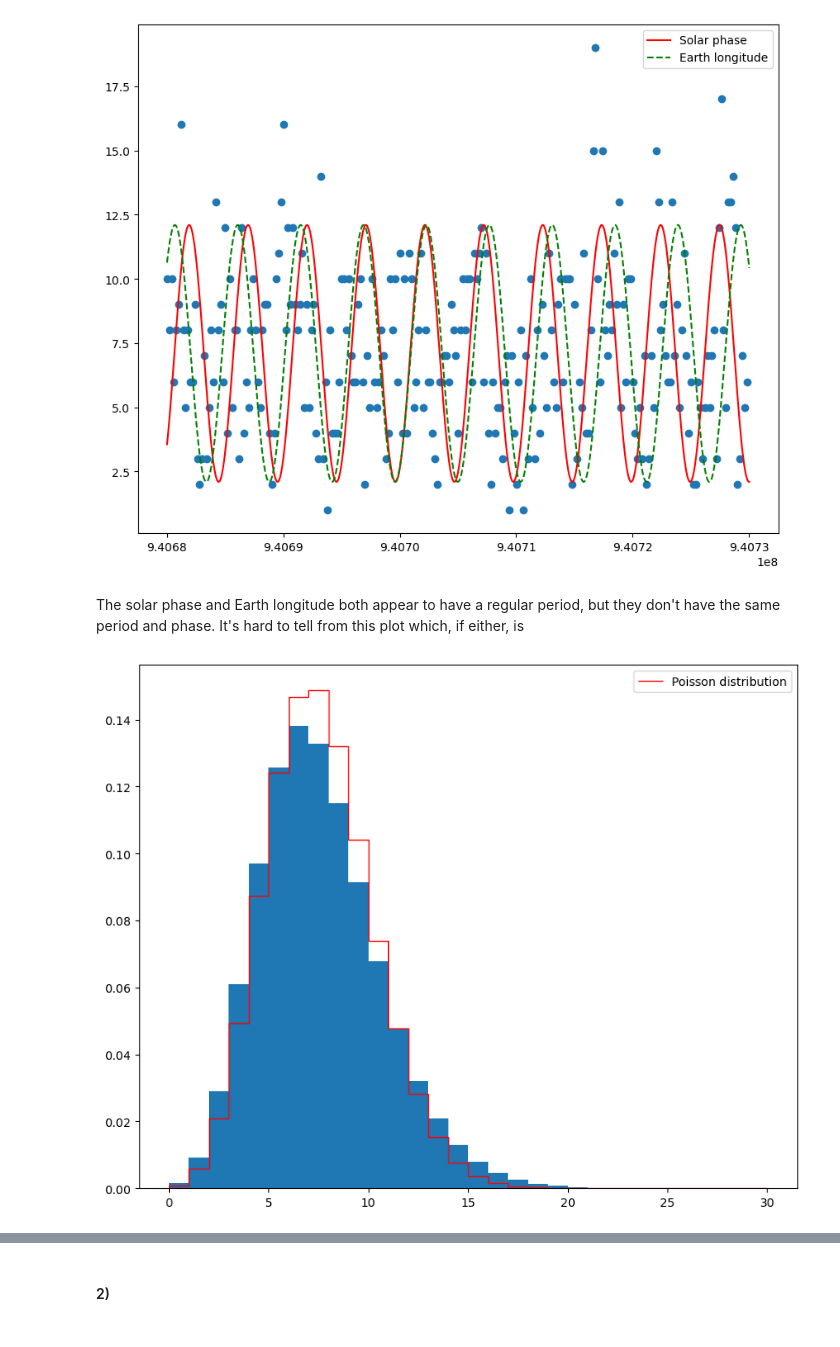
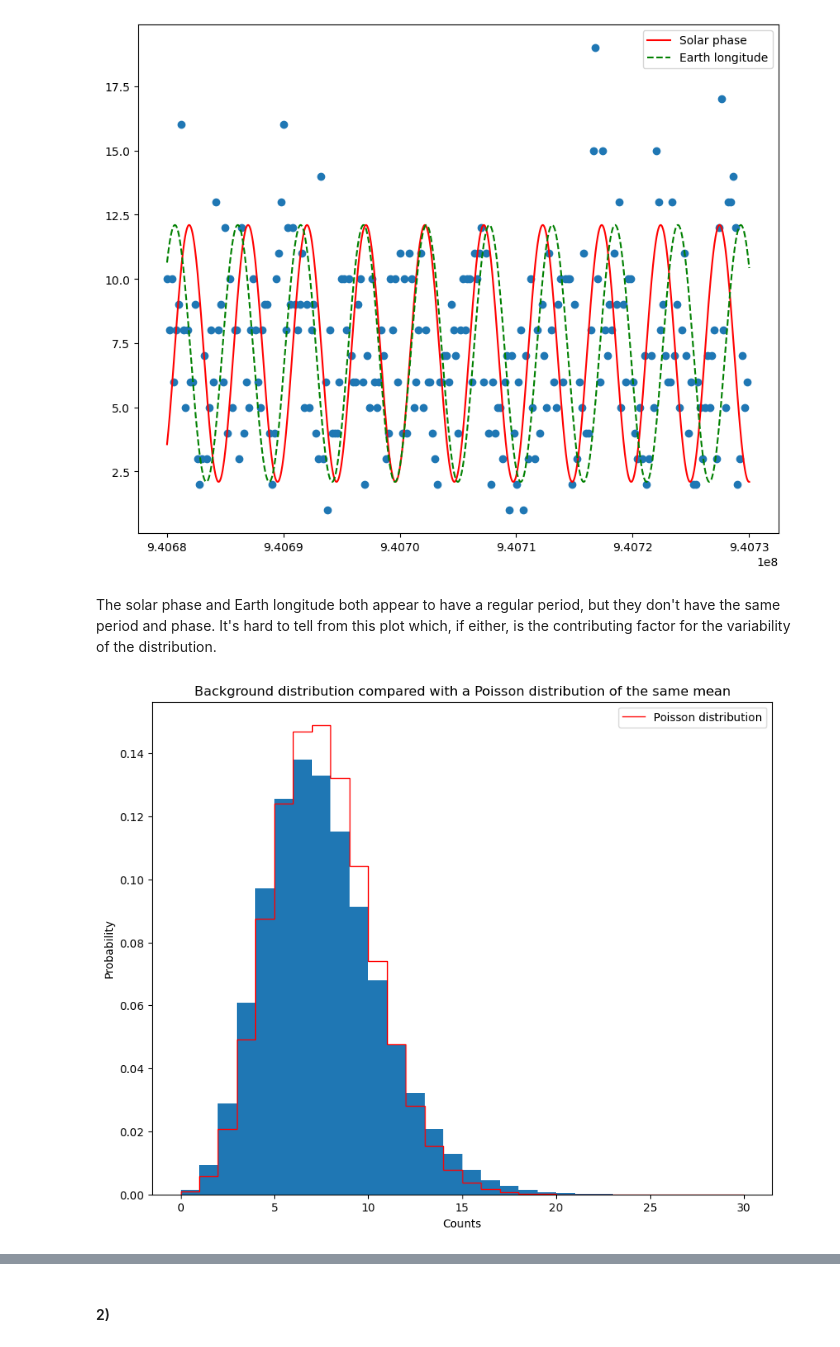
Before and after one commit to pgwart/PHYS434, a Jupyter notebook: lab4.ipynb, the cells around one changed output, grey strips where cells are left out. Cells and saved outputs as stored; diff of their text form; code cells hidden in the pictures.

```diff
--- a/lab4.ipynb
+++ b/lab4.ipynb
@@ -53,14 +53,17 @@ plt.show()
 # %% [output]
 [figure]
 # %% [markdown]
-The solar phase and Earth longitude both appear to have a regular period, but they don't have the same period and phase. It's hard to tell from this plot which, if either, is
+The solar phase and Earth longitude both appear to have a regular period, but they don't have the same period and phase. It's hard to tell from this plot which, if either, is the contributing factor for the variability of the distribution.
 # %%
 h, bins, patches = plt.hist(data[3,:], density=True, bins=30)
 mu = np.mean(data[3,:])
 x = np.arange(0,30)
 plt.stairs(stats.poisson.pmf(x,mu), color='r', label='Poisson distribution')
+plt.title('Background distribution compared with a Poisson distribution of the same mean')
+plt.ylabel('Probability')
+plt.xlabel('Counts')
 plt.legend()
 plt.show()
 # %% [output]
-[figure, old version]
+[figure, new version]
 # %% [markdown]
```
Also changed, not shown: parts of 5 cells of this notebook.
